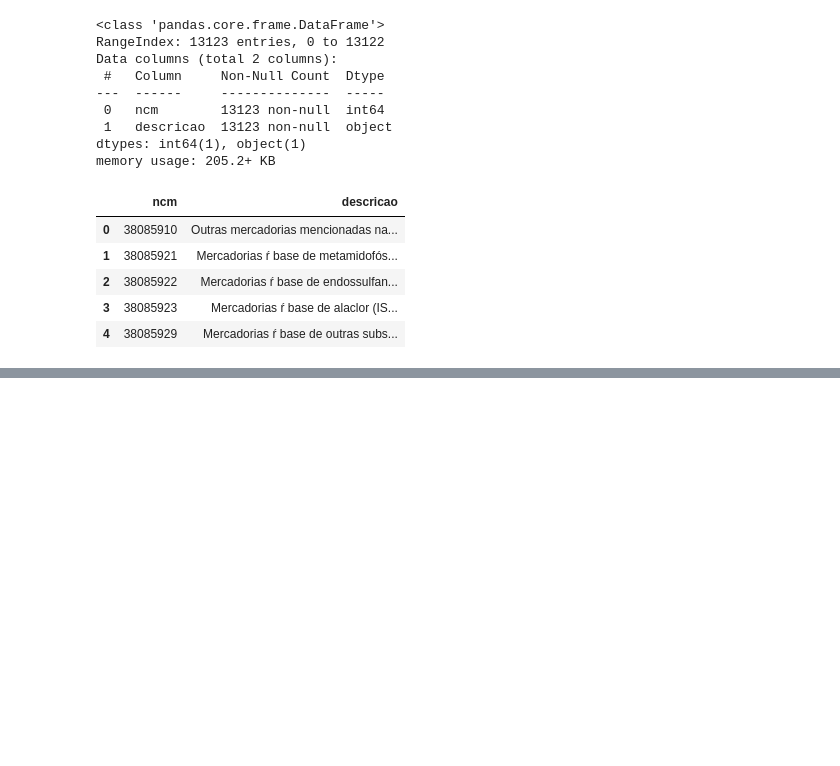
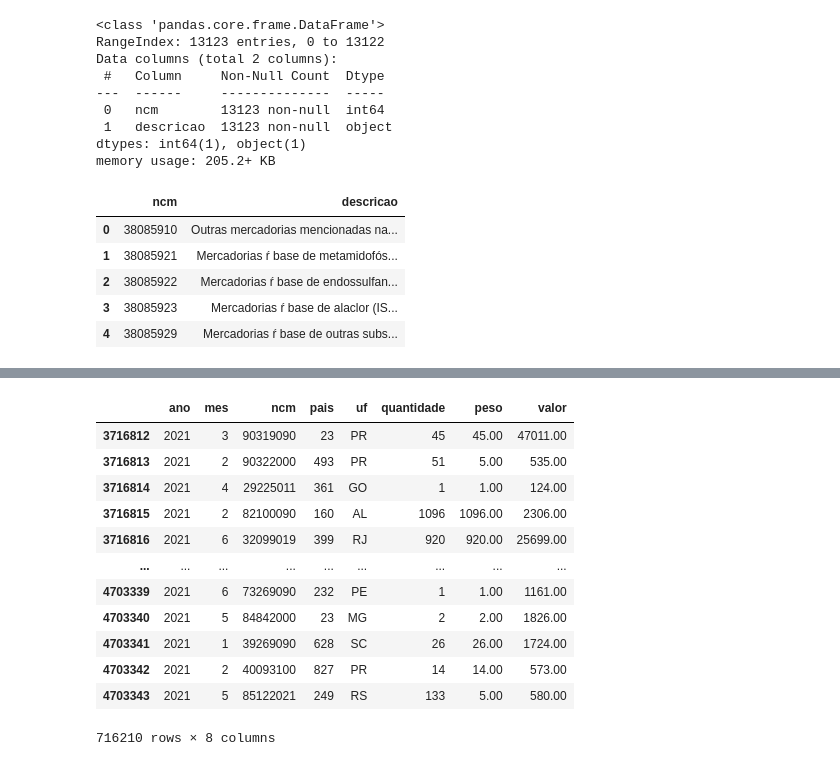
Before and after one commit to jrobertolima/projetoTCC, a Jupyter notebook: ProjetoTCC-final.ipynb, the cells around one changed output, grey strips where cells are left out. Drawn from its saved outputs; the diff is of its cells as text; code cells hidden in the pictures; blank space fills up the shorter version.

```diff
--- a/ProjetoTCC-final.ipynb
+++ b/ProjetoTCC-final.ipynb
@@ -263,0 +426,20 @@ plota_ncm(df21, 'g')
+# %%
+#*********************************Limpando de possíveis outliers******************************************
+df21c = df21[(df21['quantidade'] < 10000)]
+df21c = df21c[(df21c['peso'] < 10000)]
+df21c = df21c[(df21c['valor'] < 100000)]
+df21c
+# %% [output]
+|  | ano | mes | ncm | pais | uf | quantidade | peso | valor |
+| 3716812 | 2021 | 3 | 90319090 | 23 | PR | 45 | 45.00 | 47011.00 |
+| 3716813 | 2021 | 2 | 90322000 | 493 | PR | 51 | 5.00 | 535.00 |
+| 3716814 | 2021 | 4 | 29225011 | 361 | GO | 1 | 1.00 | 124.00 |
+| 3716815 | 2021 | 2 | 82100090 | 160 | AL | 1096 | 1096.00 | 2306.00 |
+| 3716816 | 2021 | 6 | 32099019 | 399 | RJ | 920 | 920.00 | 25699.00 |
+| ... | ... | ... | ... | ... | ... | ... | ... | ... |
+| 4703339 | 2021 | 6 | 73269090 | 232 | PE | 1 | 1.00 | 1161.00 |
+| 4703340 | 2021 | 5 | 84842000 | 23 | MG | 2 | 2.00 | 1826.00 |
+| 4703341 | 2021 | 1 | 39269090 | 628 | SC | 26 | 26.00 | 1724.00 |
+| 4703342 | 2021 | 2 | 40093100 | 827 | PR | 14 | 14.00 | 573.00 |
+| 4703343 | 2021 | 5 | 85122021 | 249 | RS | 133 | 5.00 | 580.00 |
+716210 rows × 8 columns
```
Also changed, not shown: parts of 23 cells of this notebook, 1 other file.
